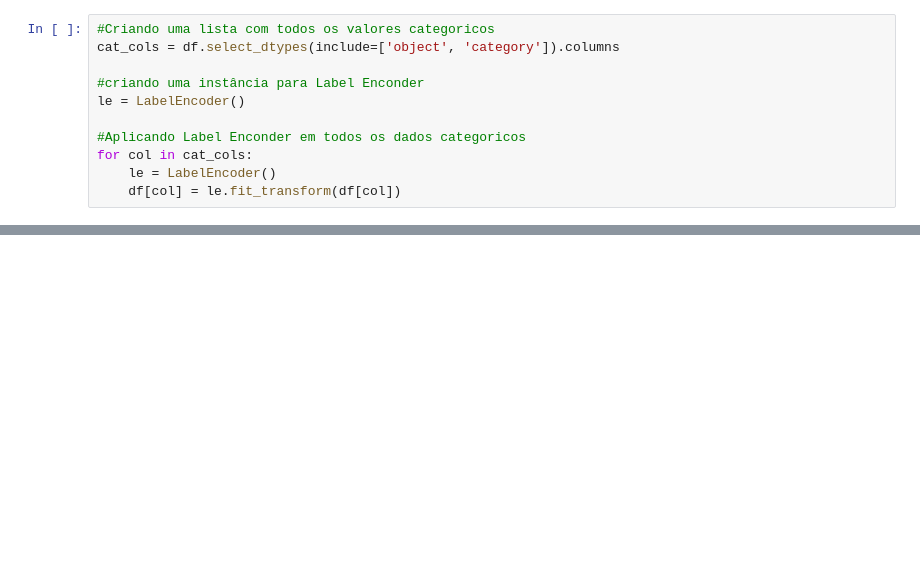
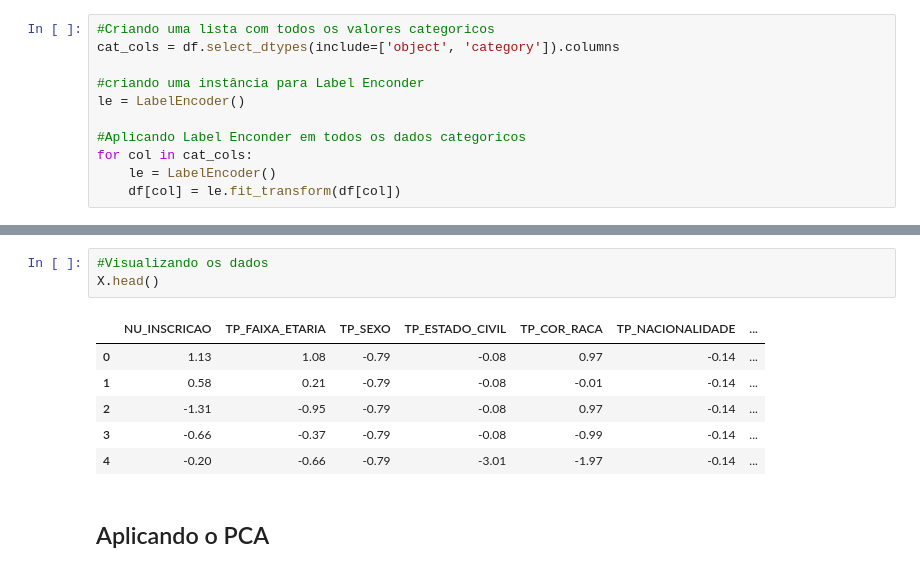
Before and after one commit to MoroF10/enem2023-data-analysis, a Jupyter notebook: 03_Análise_Prescritiva_ENEM.ipynb, the cells around one changed output, grey strips where cells are left out. Saved outputs shown, nothing was run; the diff lists cells and outputs as text; blank space fills up the shorter version.

```diff
--- a/03_Análise_Prescritiva_ENEM.ipynb
+++ b/03_Análise_Prescritiva_ENEM.ipynb
@@ -74,0 +118,12 @@ for col in cat_cols:
+# %%
+#Visualizando os dados
+X.head()
+# %% [output]
+|  | NU_INSCRICAO | TP_FAIXA_ETARIA | TP_SEXO | TP_ESTADO_CIVIL | TP_COR_RACA | TP_NACIONALIDADE | ... |
+| 0 | 1.13 | 1.08 | -0.79 | -0.08 | 0.97 | -0.14 | ... |
+| 1 | 0.58 | 0.21 | -0.79 | -0.08 | -0.01 | -0.14 | ... |
+| 2 | -1.31 | -0.95 | -0.79 | -0.08 | 0.97 | -0.14 | ... |
+| 3 | -0.66 | -0.37 | -0.79 | -0.08 | -0.99 | -0.14 | ... |
+| 4 | -0.20 | -0.66 | -0.79 | -3.01 | -1.97 | -0.14 | ... |
+# %% [markdown]
+## Aplicando o PCA
```
Also changed, not shown: parts of 25 cells of this notebook.
